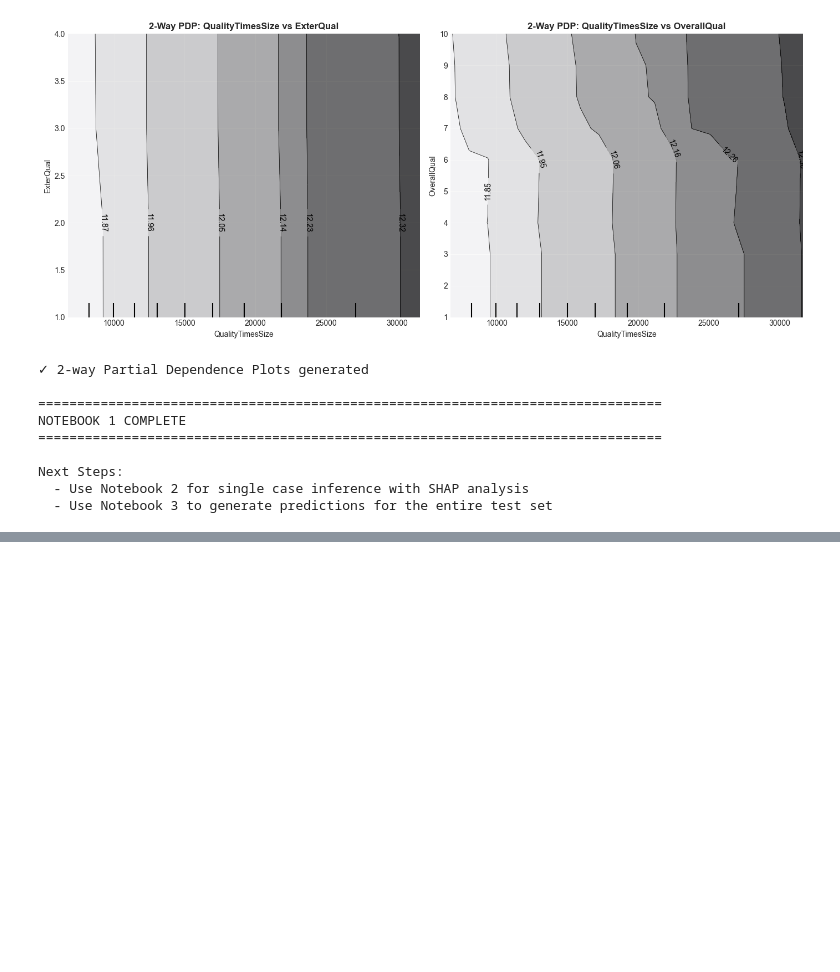
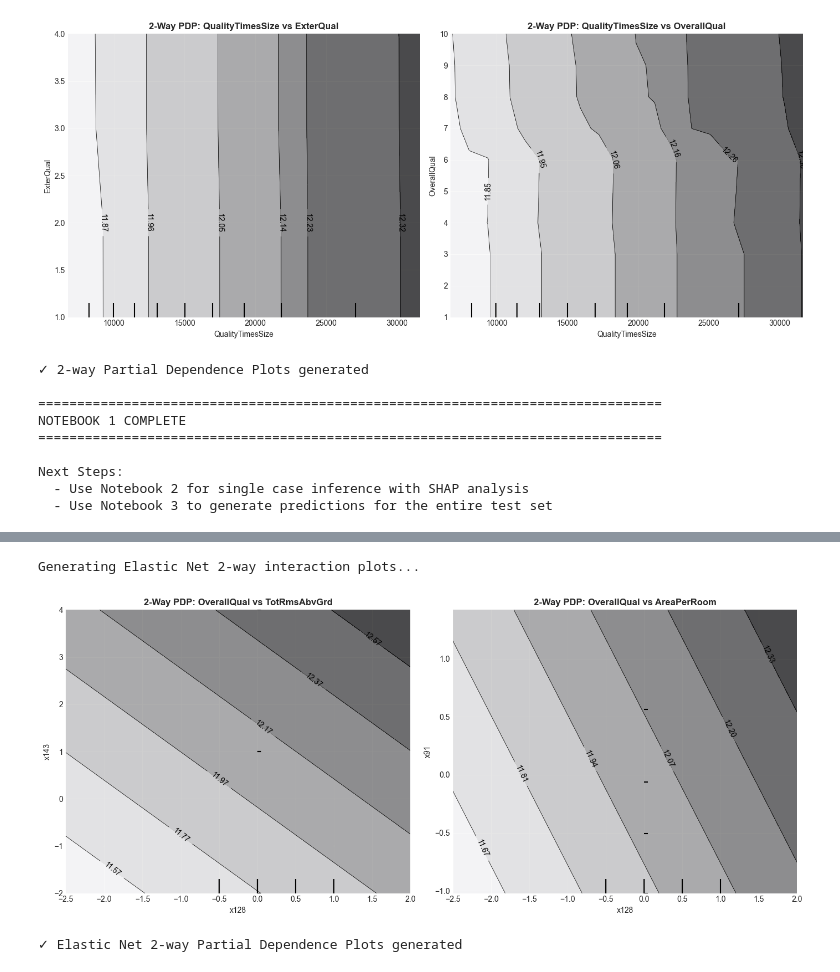
Before and after one commit to hoa2004st/House-Price-in-Ames-Prediction-and-Explaination, a Jupyter notebook: 1_EDA_FeatureEngineering_ModelTraining_PDP.ipynb, the cells around one changed output, grey strips where cells are left out. Saved outputs shown, nothing was run; the diff lists cells and outputs as text; code cells hidden in the pictures; blank space fills up the shorter version.

```diff
--- a/1_EDA_FeatureEngineering_ModelTraining_PDP.ipynb
+++ b/1_EDA_FeatureEngineering_ModelTraining_PDP.ipynb
@@ -926,0 +1009,38 @@ Next Steps:
+# %%
+# Create 2-way interaction PDPs for Elastic Net
+print("\nGenerating Elastic Net 2-way interaction plots...")
+
+top_4_features_elastic = elastic_coef.head(4)['Feature'].tolist()
+top_4_indices_elastic = [X_train.columns.get_loc(feat) for feat in top_4_features_elastic]
+
+feature_pairs_elastic = [
+    (top_4_indices_elastic[0], top_4_indices_elastic[1]),
+    (top_4_indices_elastic[0], top_4_indices_elastic[2])
+]
+
+pair_names_elastic = [
+    f"{top_4_features_elastic[0]} vs {top_4_features_elastic[1]}",
+    f"{top_4_features_elastic[0]} vs {top_4_features_elastic[2]}"
+]
+
+fig, axes = plt.subplots(1, 2, figsize=(14, 6))
+axes = axes.flatten()
+
+for idx, (feature_pair, pair_name) in enumerate(zip(feature_pairs_elastic, pair_names_elastic)):
+    display = PartialDependenceDisplay.from_estimator(
+        best_elastic,
+        X_train_scaled,  # Use scaled data for Elastic Net
+        features=[feature_pair],
+        grid_resolution=20,
+        ax=axes[idx]
+    )
+    axes[idx].set_title(f'2-Way PDP: {pair_name}', fontsize=12, fontweight='bold')
+
+plt.tight_layout()
+plt.show()
+
+print("✓ Elastic Net 2-way Partial Dependence Plots generated")
+# %% [output]
+Generating Elastic Net 2-way interaction plots...
+[figure, added]
+✓ Elastic Net 2-way Partial Dependence Plots generated
```
Also changed, not shown: parts of 2 cells of this notebook, 2 other files.
